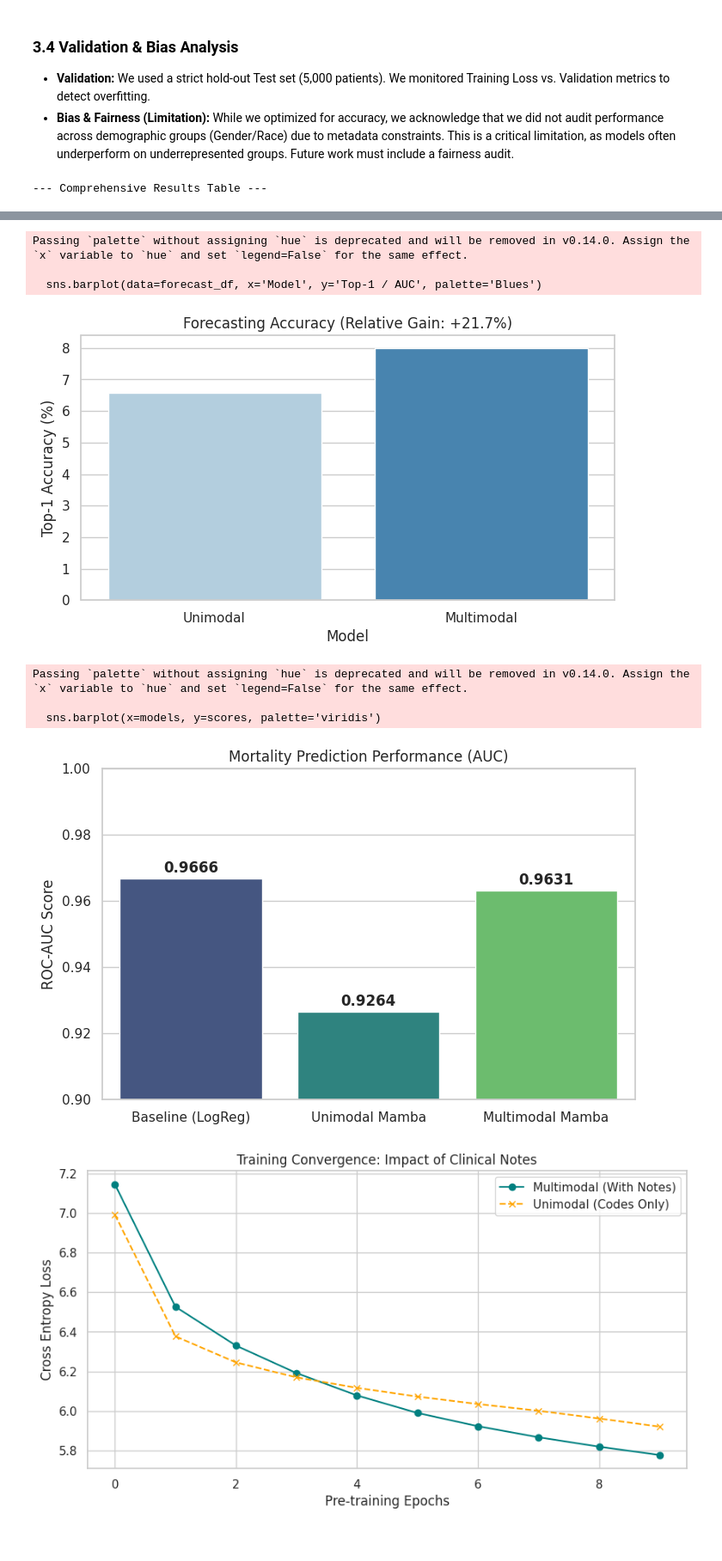
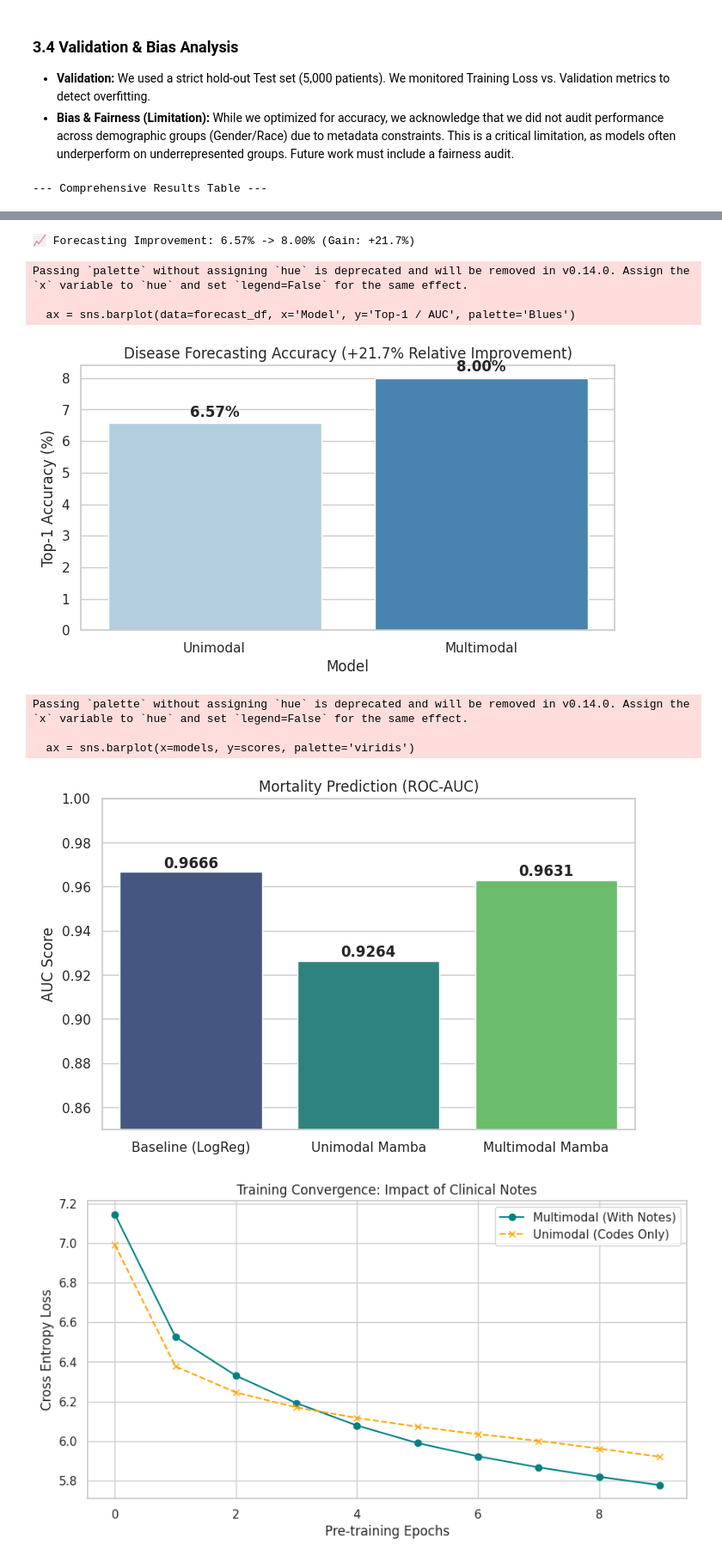
Before and after one commit to aghori3004/EHRMamba_Multimodal, a Jupyter notebook: notebooks/Final_Submission.ipynb, the cells around one changed output, grey strips where cells are left out. Shown at 86% size. Cells and saved outputs as stored; diff of their text form; code cells hidden in the pictures.

```diff
--- a/notebooks/Final_Submission.ipynb
+++ b/notebooks/Final_Submission.ipynb
@@ -268,56 +218,62 @@ We employed a **Transfer Learning** pipeline:
 * **Validation:** We used a strict hold-out Test set (5,000 patients). We monitored Training Loss vs. Validation metrics to detect overfitting.
 * **Bias & Fairness (Limitation):** While we optimized for accuracy, we acknowledge that we did not audit performance across demographic groups (Gender/Race) due to metadata constraints. This is a critical limitation, as models often underperform on underrepresented groups. Future work must include a fairness audit.
 # %%
-# Load Deep Learning Results
+# Load Results
 df_dl = pd.read_csv('../final_metrics.csv')
-
-# Load Baseline Results
 with open('../baseline_metrics.pkl', 'rb') as f:
     base_res = pickle.load(f)
 
 print("--- Comprehensive Results Table ---")
 display(df_dl)
 
-# 1. Forecasting Comparison
+# 1. Forecasting Analysis
 forecast_df = df_dl[df_dl['Task'] == 'Forecasting']
-acc_gain = (forecast_df.iloc[1]['Top-1 / AUC'] - forecast_df.iloc[0]['Top-1 / AUC']) / forecast_df.iloc[0]['Top-1 / AUC'] * 100
+uni_acc = forecast_df.iloc[0]['Top-1 / AUC']
+multi_acc = forecast_df.iloc[1]['Top-1 / AUC']
+gain = (multi_acc - uni_acc) / uni_acc * 100
+
+print(f"\n📈 Forecasting Improvement: {uni_acc:.2f}% -> {multi_acc:.2f}% (Gain: +{gain:.1f}%)")
 
 plt.figure(figsize=(8, 4))
-sns.barplot(data=forecast_df, x='Model', y='Top-1 / AUC', palette='Blues')
-plt.title(f"Forecasting Accuracy (Relative Gain: +{acc_gain:.1f}%)")
+ax = sns.barplot(data=forecast_df, x='Model', y='Top-1 / AUC', palette='Blues')
+plt.title(f"Disease Forecasting Accuracy (+{gain:.1f}% Relative Improvement)")
 plt.ylabel("Top-1 Accuracy (%)")
+for p in ax.patches:
+    ax.annotate(f'{p.get_height():.2f}%', (p.get_x() + p.get_width() / 2., p.get_height()),
+                ha='center', va='center', xytext=(0, 9), textcoords='offset points', fontweight='bold')
 plt.show()
 
-# 2. Mortality Comparison
+# 2. Mortality Analysis
 mortality_res = df_dl[df_dl['Task'] == 'Mortality']
 scores = [base_res['AUC'],
           mortality_res[mortality_res['Model'].str.contains('Unimodal')]['Top-1 / AUC'].values[0],
           mortality_res[mortality_res['Model'].str.contains('Multimodal')]['Top-1 / AUC'].values[0]]
 models = ['Baseline (LogReg)', 'Unimodal Mamba', 'Multimodal Mamba']
 
 plt.figure(figsize=(8, 5))
-sns.barplot(x=models, y=scores, palette='viridis')
-plt.ylim(0.90, 1.0)
-plt.title("Mortality Prediction Performance (AUC)")
-plt.ylabel("ROC-AUC Score")
+ax = sns.barplot(x=models, y=scores, palette='viridis')
+plt.ylim(0.85, 1.0)
+plt.title("Mortality Prediction (ROC-AUC)")
+plt.ylabel("AUC Score")
 for i, v in enumerate(scores):
-    plt.text(i, v + 0.002, f"{v:.4f}", ha='center', fontweight='bold')
+    ax.text(i, v + 0.002, f"{v:.4f}", ha='center', fontweight='bold')
 plt.show()
 # %% [output]
 --- Comprehensive Results Table ---
 |  | Task | Model | Top-1 / AUC | Top-5 / AUPRC | Top-10 |
 | 0 | Forecasting | Unimodal | 6.572344 | 17.264992 | 24.924895 |
 | 1 | Forecasting | Multimodal | 7.997248 | 19.871440 | 27.853582 |
 | 2 | Mortality | Multimodal | 0.963052 | 0.513099 | 0.000000 |
 | 3 | Mortality | Unimodal | 0.926411 | 0.441509 | 0.000000 |
-Passing `palette` without assigning `hue` is deprecated and will be removed in v0.14.0. Assign the `x` variable to `hue` and set `legend=False` for the same effect.
-
-  sns.barplot(data=forecast_df, x='Model', y='Top-1 / AUC', palette='Blues')
+📈 Forecasting Improvement: 6.57% -> 8.00% (Gain: +21.7%)
+Passing `palette` without assigning `hue` is deprecated and will be removed in v0.14.0. Assign the `x` variable to `hue` and set `legend=False` for the same effect.
+
+  ax = sns.barplot(data=forecast_df, x='Model', y='Top-1 / AUC', palette='Blues')
-[figure, old version]
+[figure, new version]
-Passing `palette` without assigning `hue` is deprecated and will be removed in v0.14.0. Assign the `x` variable to `hue` and set `legend=False` for the same effect.
-
-  sns.barplot(x=models, y=scores, palette='viridis')
+Passing `palette` without assigning `hue` is deprecated and will be removed in v0.14.0. Assign the `x` variable to `hue` and set `legend=False` for the same effect.
+
+  ax = sns.barplot(x=models, y=scores, palette='viridis')
-[figure, old version]
+[figure, new version]
 # %%
 def parse_log(filepath):
     losses = []
```
Also changed, not shown: parts of 7 cells of this notebook, 1 other file.
